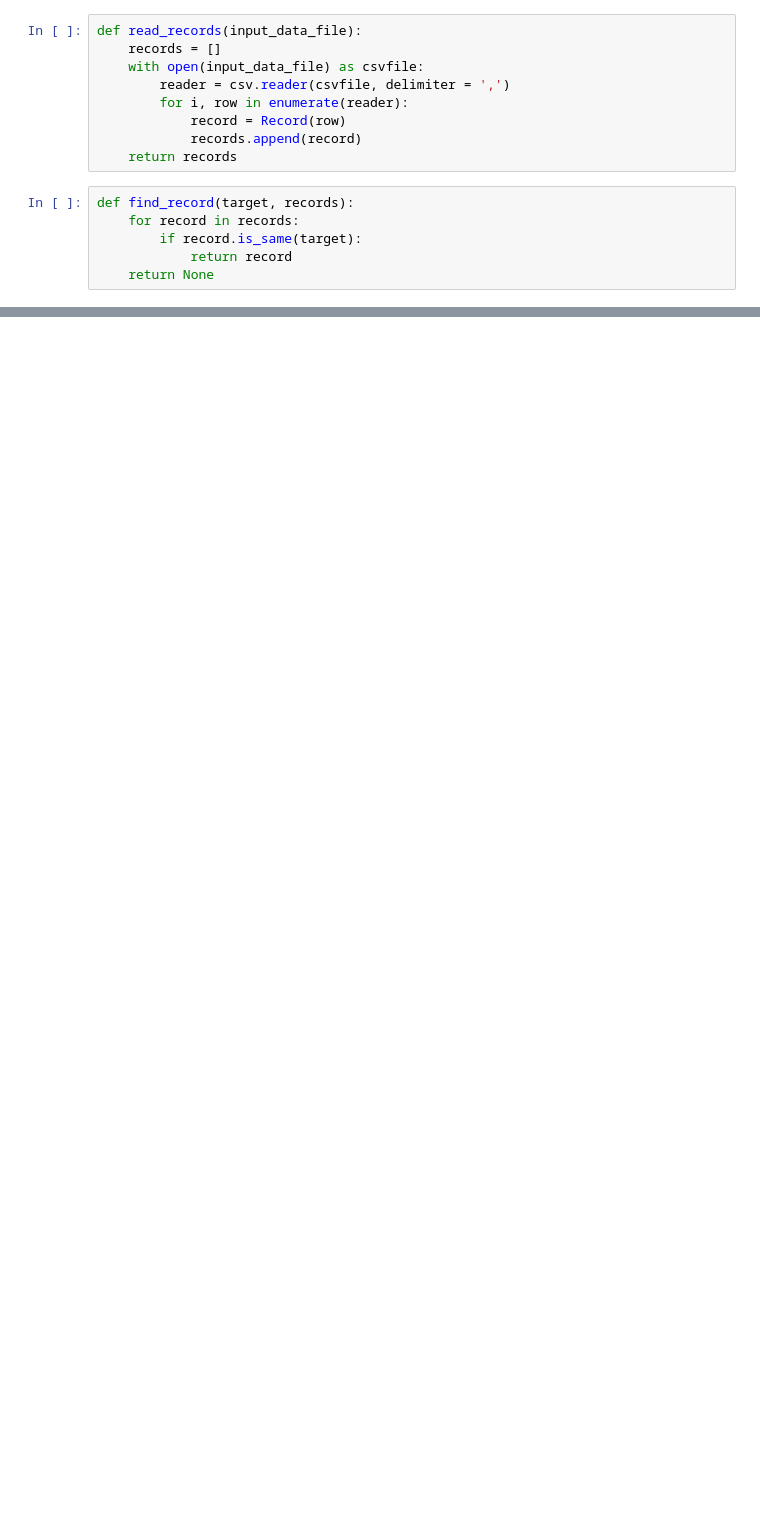
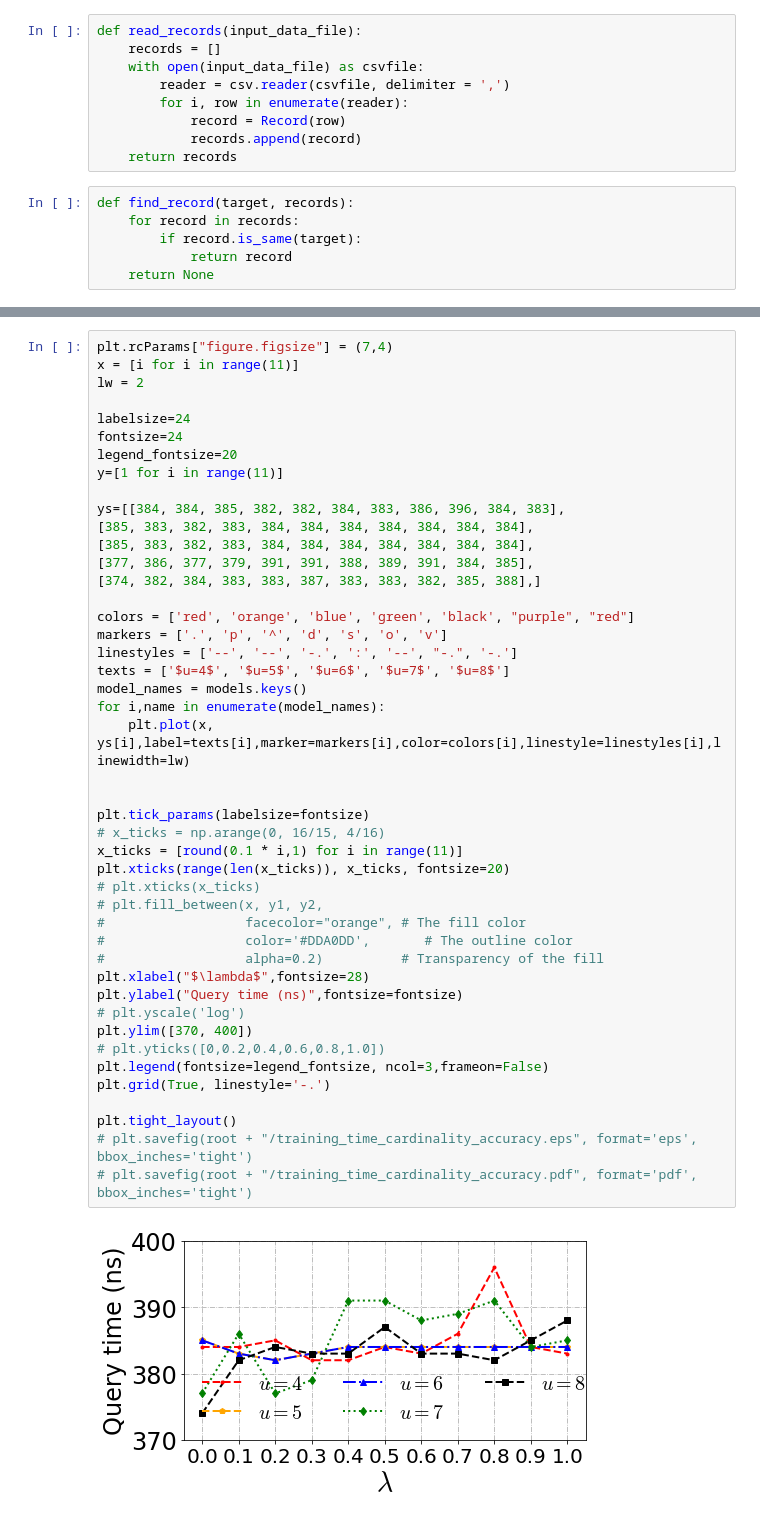
Before and after one commit to Liuguanli/ELSI, a Jupyter notebook: data/vary_cardinality.ipynb, the cells around one changed output, grey strips where cells are left out. Saved outputs shown, nothing was run; the diff lists cells and outputs as text; blank space fills up the shorter version.

```diff
--- a/data/vary_cardinality.ipynb
+++ b/data/vary_cardinality.ipynb
@@ -187,0 +331,47 @@ test_model(read_records(file_name), models)
+# %%
+plt.rcParams["figure.figsize"] = (7,4)
+x = [i for i in range(11)]
+lw = 2
+
+labelsize=24
+fontsize=24
+legend_fontsize=20
+y=[1 for i in range(11)]
+
+ys=[[384, 384, 385, 382, 382, 384, 383, 386, 396, 384, 383],
+[385, 383, 382, 383, 384, 384, 384, 384, 384, 384, 384],
+[385, 383, 382, 383, 384, 384, 384, 384, 384, 384, 384],
+[377, 386, 377, 379, 391, 391, 388, 389, 391, 384, 385],
+[374, 382, 384, 383, 383, 387, 383, 383, 382, 385, 388],]
+
+colors = ['red', 'orange', 'blue', 'green', 'black', "purple", "red"]
+markers = ['.', 'p', '^', 'd', 's', 'o', 'v']
+linestyles = ['--', '--', '-.', ':', '--', "-.", '-.']
+texts = ['$u=4$', '$u=5$', '$u=6$', '$u=7$', '$u=8$']
+model_names = models.keys()
+for i,name in enumerate(model_names):
+    plt.plot(x, ys[i],label=texts[i],marker=markers[i],color=colors[i],linestyle=linestyles[i],linewidth=lw)
+
+
+plt.tick_params(labelsize=fontsize)
+# x_ticks = np.arange(0, 16/15, 4/16)
+x_ticks = [round(0.1 * i,1) for i in range(11)]
+plt.xticks(range(len(x_ticks)), x_ticks, fontsize=20)
+# plt.xticks(x_ticks)
+# plt.fill_between(x, y1, y2,
+#                  facecolor="orange", # The fill color
+#                  color='#DDA0DD',       # The outline color
+#                  alpha=0.2)          # Transparency of the fill
+plt.xlabel("$\lambda$",fontsize=28)
+plt.ylabel("Query time (ns)",fontsize=fontsize)
+# plt.yscale('log')
+plt.ylim([370, 400])
+# plt.yticks([0,0.2,0.4,0.6,0.8,1.0])
+plt.legend(fontsize=legend_fontsize, ncol=3,frameon=False)
+plt.grid(True, linestyle='-.')
+
+plt.tight_layout()
+# plt.savefig(root + "/training_time_cardinality_accuracy.eps", format='eps', bbox_inches='tight')
+# plt.savefig(root + "/training_time_cardinality_accuracy.pdf", format='pdf', bbox_inches='tight')
+# %% [output]
+[figure, added]
```
Also changed, not shown: parts of 8 cells of this notebook, 19 other files.
